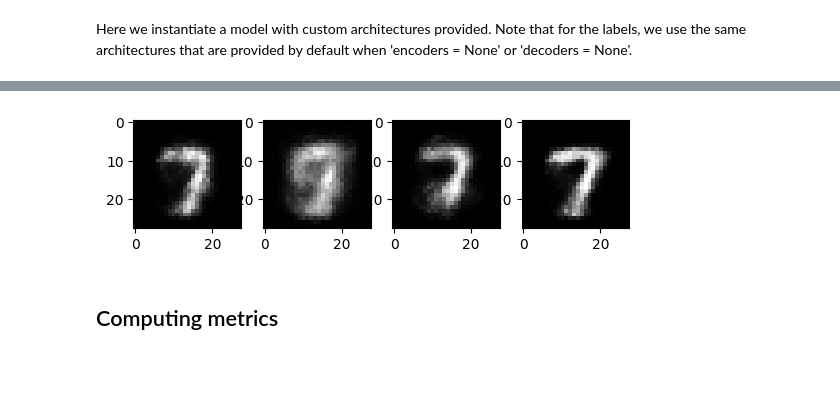
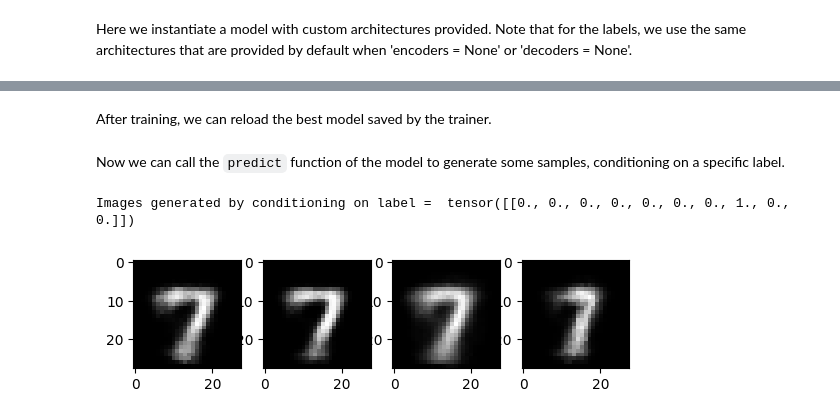
Before and after one commit to AgatheSenellart/MultiVae, a Jupyter notebook: examples/tutorial_notebooks/getting_started.ipynb, the cells around one changed output, grey strips where cells are left out. Saved outputs shown, nothing was run; the diff lists cells and outputs as text; code cells hidden in the pictures; blank space fills up the shorter version.

```diff
--- a/examples/tutorial_notebooks/getting_started.ipynb
+++ b/examples/tutorial_notebooks/getting_started.ipynb
@@ -9,4 +10,5 @@ As a simple example here (and to allow easy training), we load the MnistAttribut
 # %%
 from multivae.data.datasets.mnist_labels import MnistLabels
 
-dataset = MnistLabels('../data', 'test',download=True)
+DATA_PATH = './data' # Set the path where to download the data
+dataset = MnistLabels(DATA_PATH, 'test',download=True) # Set download to True
@@ -207,19 +231,26 @@ Saved final model in dummy_output_dir/MVTCAE_training_2023-05-28_15-24-56/final_
+# %% [markdown]
+After training, we can reload the best model saved by the trainer.
+# %%
+from multivae.models.auto_model import AutoModel
+
+best_model = AutoModel.load_from_folder(f'{trainer.training_dir}/final_model') # Copy the path to final model.
+# %% [markdown]
+Now we can call the `predict` function of the model to generate some samples, conditioning on a specific label.
 # %%
-# Predict after training
-
-from multivae.data import MultimodalBaseDataset
+best_model = best_model.eval()
 
 # images from label : show a few samples
-data = model.predict(
+predictions = best_model.predict(
     inputs=dataset[0],
-    cond_mod='labels',
-    N = 4,
+    cond_mod='labels', # The labels will be used as the conditioning modality
+    N = 4, # We generate 4 samples
 )
 
+# Plot
+print("Images generated by conditioning on label = ", dataset[0].data['labels'])
 fig, ax = plt.subplots(1,4)
 for i in range(4):
-    ax[i].imshow(data['images'][i][0][0], cmap='gray')
+    ax[i].imshow(predictions['images'][i][0][0].detach(), cmap='gray')
 # %% [output]
+Images generated by conditioning on label =  tensor([[0., 0., 0., 0., 0., 0., 0., 1., 0., 0.]])
-[figure, old version]
+[figure, new version]
-# %% [markdown]
-## Computing metrics
```
Also changed, not shown: parts of 20 cells of this notebook, 26 other files.
